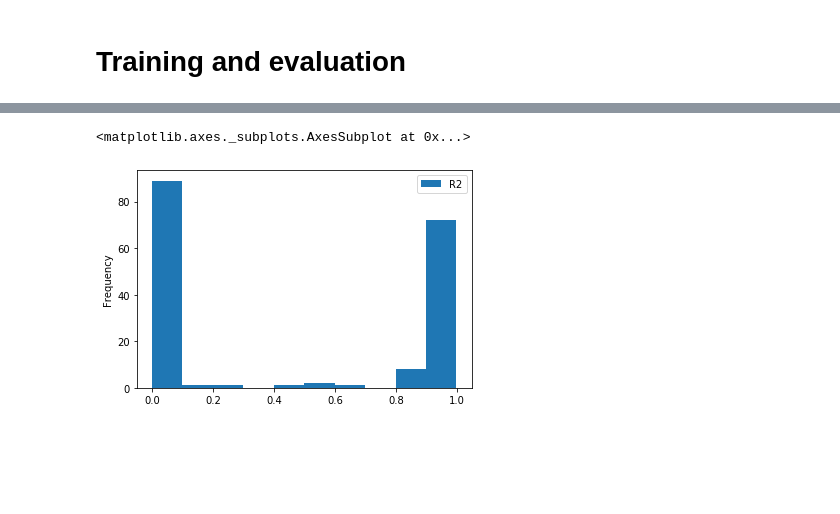
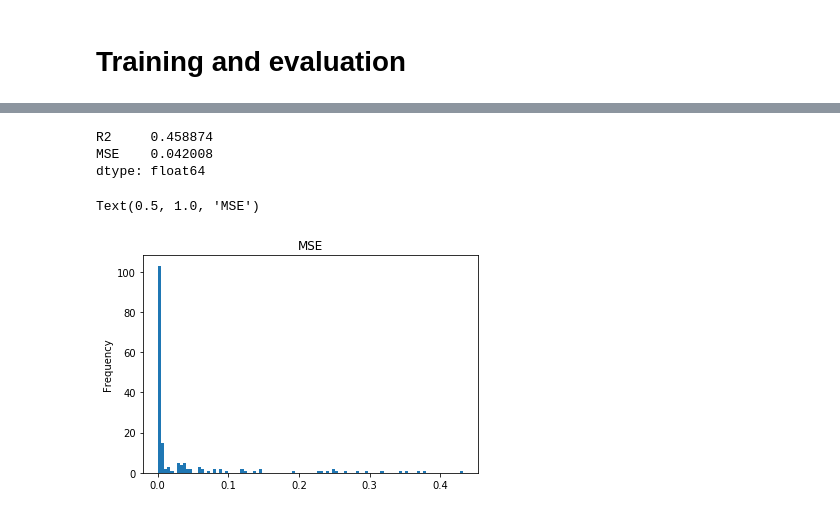
Before and after one commit to skywalker0803r/oil_phase2, a Jupyter notebook: Predictor.ipynb, the cells around one changed output, grey strips where cells are left out. Drawn from its saved outputs; the diff is of its cells as text; code cells hidden in the pictures; blank space fills up the shorter version.

```diff
--- a/Predictor.ipynb
+++ b/Predictor.ipynb
@@ -92,3 +107,6 @@ def init_weights(m):
 
 net = build_net(len(x_col),len(y_col))
 net.apply(init_weights)
+
+#將模型轉為cuda類型
+net = net.cuda()
@@ -116,20 +124,30 @@ optimizer = optim.Adam(net.parameters(),lr=0.0001)
 # Training and evaluation
 # %%
 def train(net,train_iter,loss_function,optimizer,num_epochs=500):
-    history = []
+
+    train_history = []
+    test_history = []
+
     for epoch in range(num_epochs):
         for x,y in train_iter:
             loss = loss_function(net(x),y)
             loss.backward()
             optimizer.step()
             optimizer.zero_grad()
+
         # finish one epoch
-        print("epochs {} loss {:.4f}".format(epoch,loss.item()))
-        history.append(loss.item())
+        test_loss = loss_function(net(X_test),Y_test).detach()
+        print("epochs {} loss {:.4f} test_loss {:.4f}".format(epoch,loss.item(),test_loss.item()))
+        train_history.append(loss.item())
+        test_history.append(test_loss.item())
+
     # finish all epoch
-    roll_num = int(len(history)/100)
-    plt.plot(pd.Series(np.array(history)).rolling(roll_num).mean())
-    plt.title('train loss')
+    roll_num = 10
+    train_loss = pd.Series(np.array(train_history)[5:]).rolling(roll_num).mean()
+    test_loss = pd.Series(np.array(test_history)[5:]).rolling(roll_num).mean()
+    plt.plot(train_loss,label='train_loss')
+    plt.plot(test_loss,label='test_loss')
+    plt.show()
     return net
 # %%
 net = train(net,train_iter,loss_function,optimizer,1000)
@@ -155,12 +175,14 @@ epochs 999 loss 0.0494
 # %%
-y_pred = net(X_test).detach().numpy()
-y_real = Y_test.numpy()
+y_pred = net(X_test).cpu().detach().numpy()
+y_real = Y_test.cpu().numpy()
 
-t = pd.DataFrame(columns=['R2'])
+t = pd.DataFrame(columns=['R2','MSE'])
 
 for idx,c in enumerate(y_col):
     t.loc[c,'R2'] = r2_score(y_real[:,idx],y_pred[:,idx])
-t = t.clip(0,1)
+    t.loc[c,'MSE'] = mean_squared_error(y_real[:,idx],y_pred[:,idx])
+
+t['R2'] = t['R2'].clip(0,1)
 # %%
 t
 # %% [output]
@@ -180,5 +202,12 @@ t
+# %%
+t.loc[:,['R2','MSE']].mean(axis=0)
+# %% [output]
+R2     0.458874
+MSE    0.042008
+dtype: float64
 # %%
-t.plot(kind='hist')
+t['MSE'].plot(kind='hist',bins=100)
+plt.title('MSE')
 # %% [output]
-<matplotlib.axes._subplots.AxesSubplot at 0x...>
+Text(0.5, 1.0, 'MSE')
-[figure, old version]
+[figure, new version]
```
Also changed, not shown: parts of 14 cells of this notebook.
